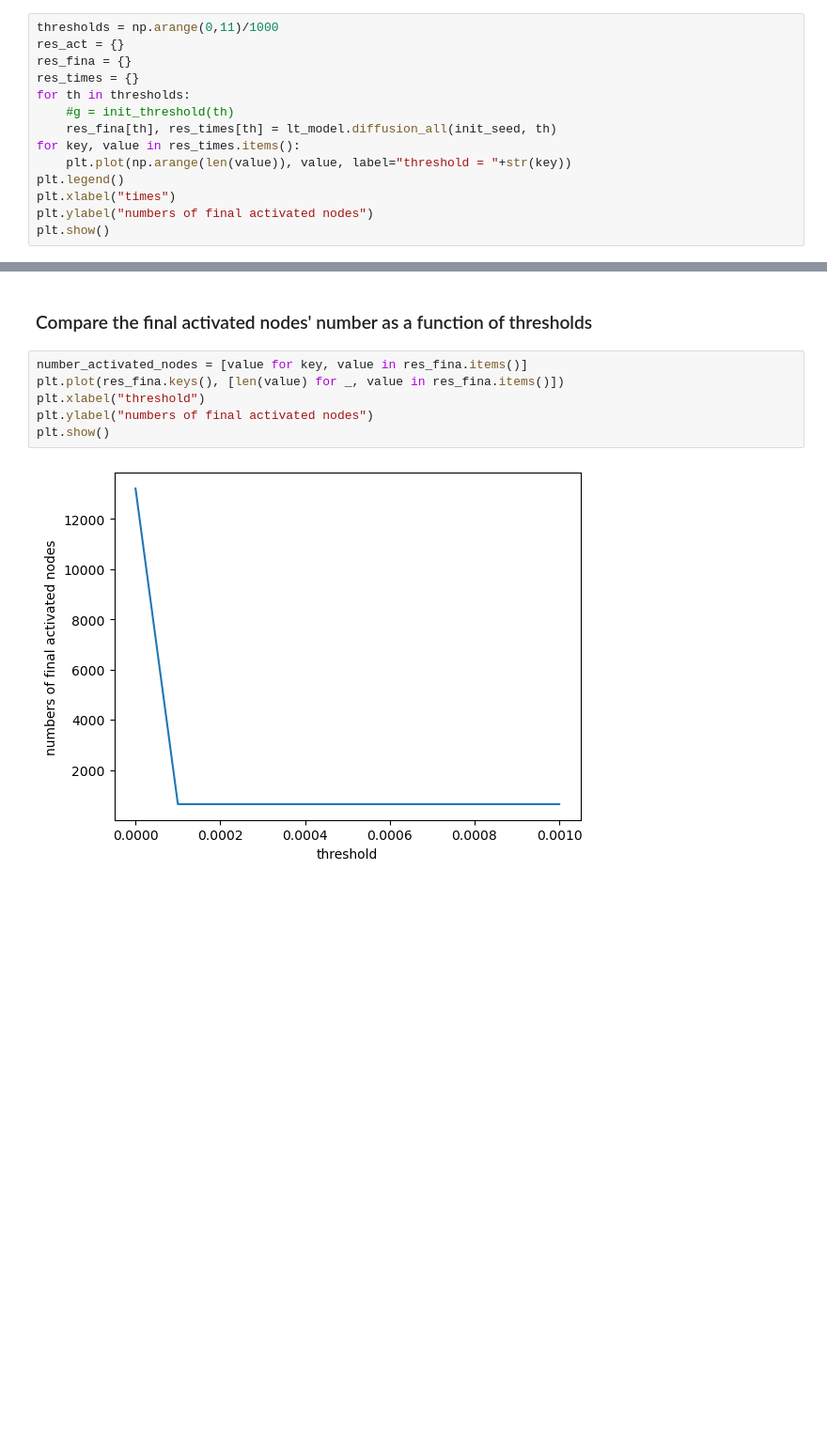
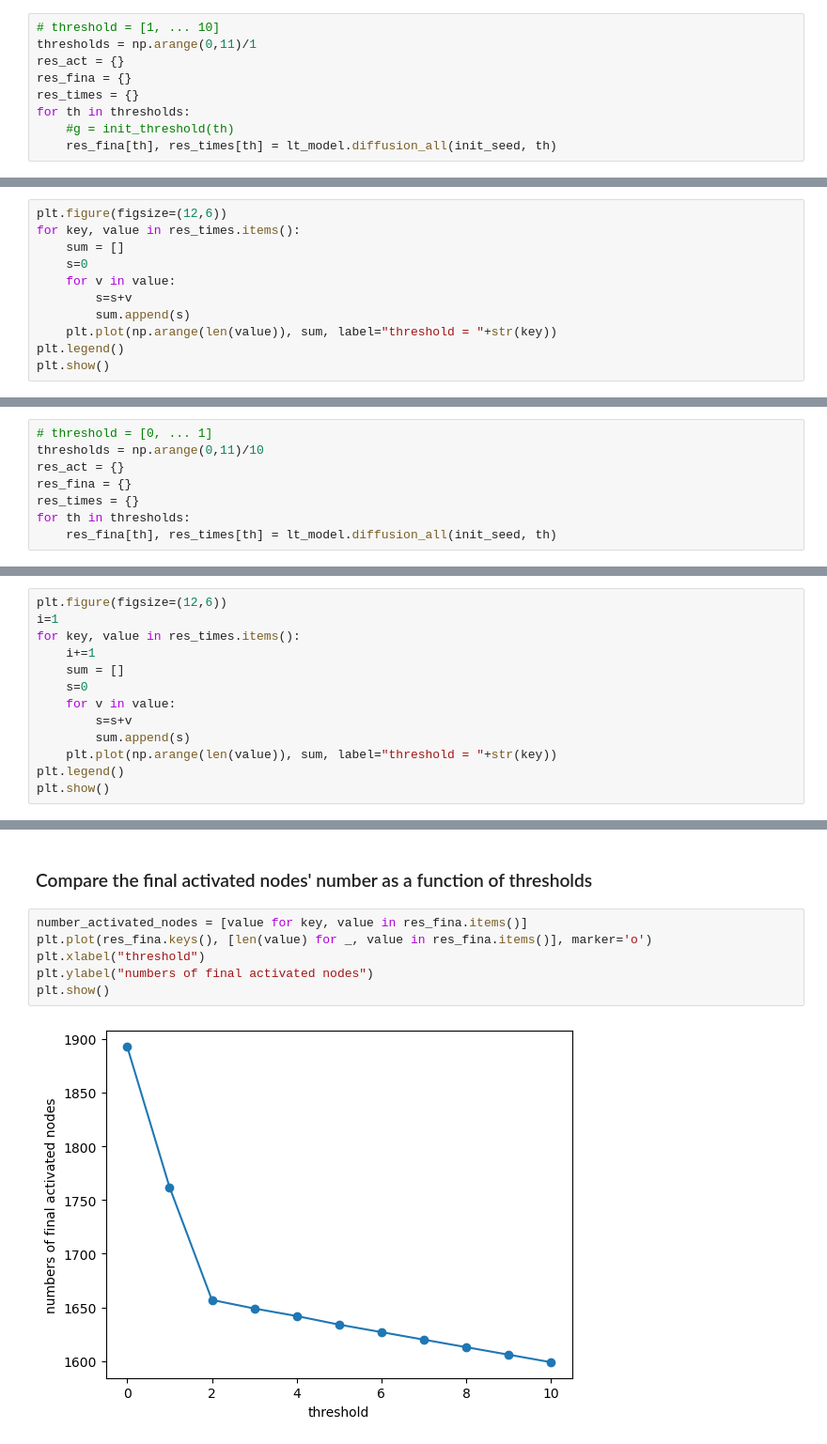
Before and after one commit to davidguzmanp/Influence-Maximization-in-Twitter-as-a-Social-Network-Graph, a Jupyter notebook: LTM.ipynb, the cells around one changed output, grey strips where cells are left out. Shown at 94% size. Cells and saved outputs as stored; diff of their text form; blank space fills up the shorter version.

Commit message:
modify the 2 threshold model

```diff
--- a/LTM.ipynb
+++ b/LTM.ipynb
@@ -115,16 +131,11 @@ print(times)
 # %% [markdown]
 ### Compare the activated nodes' number of thresholds subject to [0, 0.001] as a function of time t.
 # %%
-thresholds = np.arange(0,11)/1000
+# threshold = [1, ... 10]
+thresholds = np.arange(0,11)/1
 res_act = {}
 res_fina = {}
 res_times = {}
 for th in thresholds:
     #g = init_threshold(th)
     res_fina[th], res_times[th] = lt_model.diffusion_all(init_seed, th)
-for key, value in res_times.items():
-    plt.plot(np.arange(len(value)), value, label="threshold = "+str(key))
-plt.legend()
-plt.xlabel("times")
-plt.ylabel("numbers of final activated nodes")
-plt.show()
@@ -132,0 +142,11 @@ plt.show()
+# %%
+plt.figure(figsize=(12,6))
+for key, value in res_times.items():
+    sum = []
+    s=0
+    for v in value:
+        s=s+v
+        sum.append(s)
+    plt.plot(np.arange(len(value)), sum, label="threshold = "+str(key))
+plt.legend()
+plt.show()
@@ -132,0 +155,8 @@ plt.show()
+# %%
+# threshold = [0, ... 1]
+thresholds = np.arange(0,11)/10
+res_act = {}
+res_fina = {}
+res_times = {}
+for th in thresholds:
+    res_fina[th], res_times[th] = lt_model.diffusion_all(init_seed, th)
@@ -132,0 +177,13 @@ plt.show()
+# %%
+plt.figure(figsize=(12,6))
+i=1
+for key, value in res_times.items():
+    i+=1
+    sum = []
+    s=0
+    for v in value:
+        s=s+v
+        sum.append(s)
+    plt.plot(np.arange(len(value)), sum, label="threshold = "+str(key))
+plt.legend()
+plt.show()
@@ -134,9 +193,9 @@ plt.show()
 ### Compare the final activated nodes' number as a function of thresholds
 # %%
 number_activated_nodes = [value for key, value in res_fina.items()]
-plt.plot(res_fina.keys(), [len(value) for _, value in res_fina.items()])
+plt.plot(res_fina.keys(), [len(value) for _, value in res_fina.items()], marker='o')
 plt.xlabel("threshold")
 plt.ylabel("numbers of final activated nodes")
 plt.show()
 # %% [output]
-[figure, old version]
+[figure, new version]
```
Also changed, not shown: parts of 9 cells of this notebook, 1 other file.
